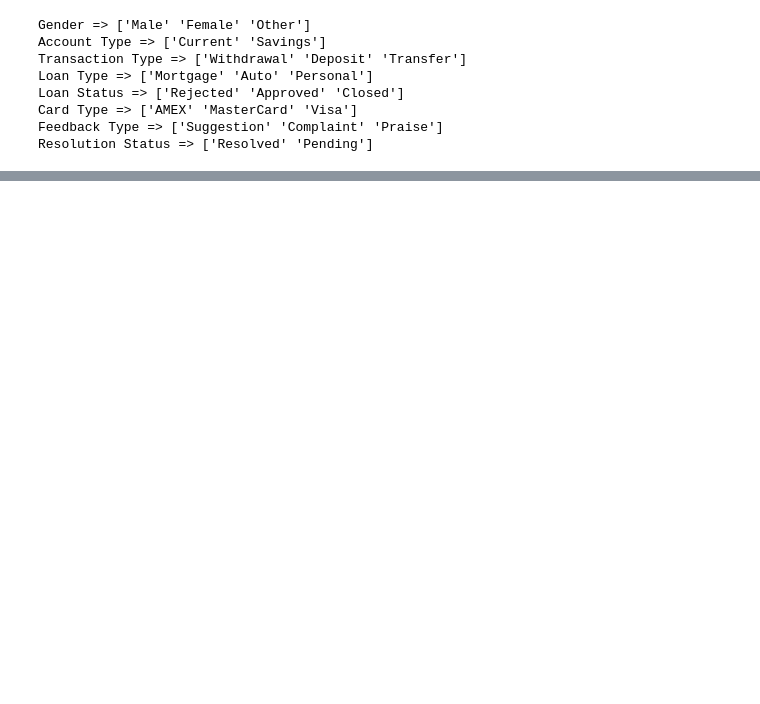
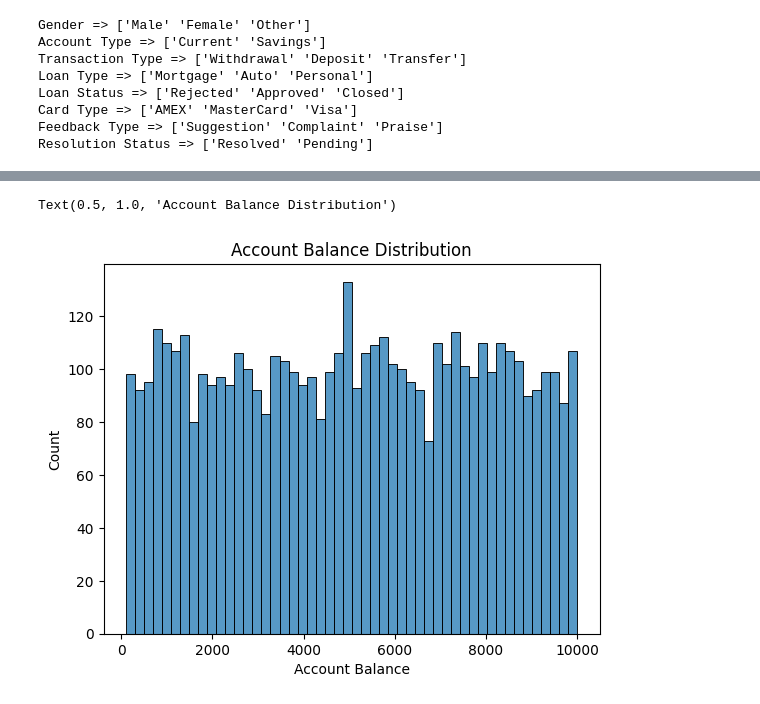
Before and after one commit to Akinjohnson06/El-Sali, a Jupyter notebook: Untitled.ipynb, the cells around one changed output, grey strips where cells are left out. Saved outputs shown, nothing was run; the diff lists cells and outputs as text; code cells hidden in the pictures; blank space fills up the shorter version.

```diff
--- a/Untitled.ipynb
+++ b/Untitled.ipynb
@@ -173,0 +297,7 @@ Resolution Status => ['Resolved' 'Pending']
+# %%
+# Plot the distribution of account balances to observe skewness and spread
+sns.histplot(df['Account Balance'], bins=50)
+plt.title('Account Balance Distribution')
+# %% [output]
+Text(0.5, 1.0, 'Account Balance Distribution')
+[figure, added]
```
Also changed, not shown: parts of 49 cells of this notebook, 6 other files.
